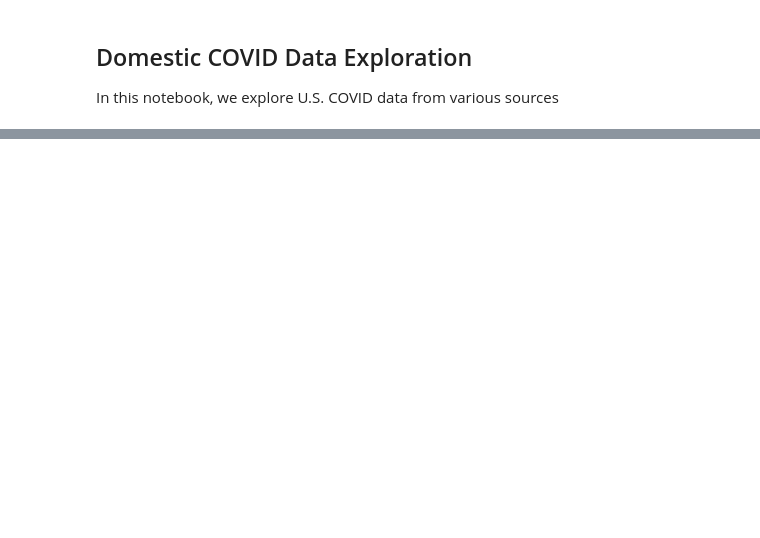
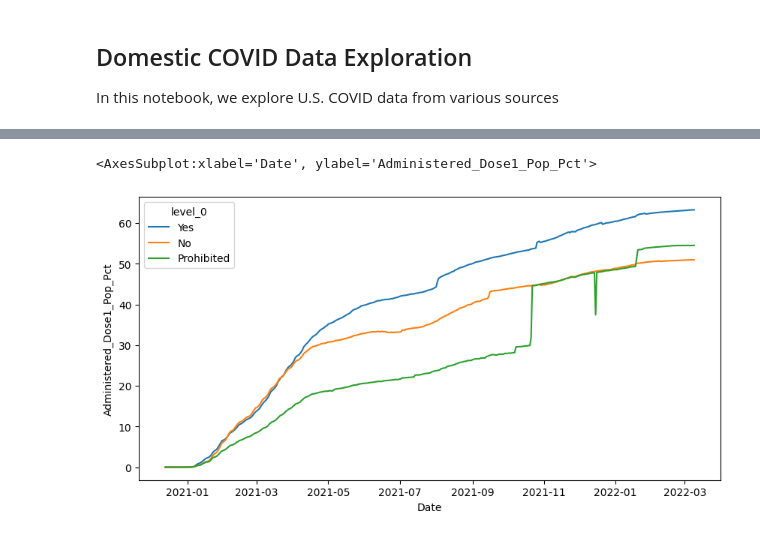
Before and after one commit to youribenadjaoud/mph-thesis, a Jupyter notebook: src/notebooks/domestic_exploration.ipynb, the cells around one changed output, grey strips where cells are left out. Saved outputs shown, nothing was run; the diff lists cells and outputs as text; code cells hidden in the pictures; blank space fills up the shorter version.

```diff
--- a/src/notebooks/domestic_exploration.ipynb
+++ b/src/notebooks/domestic_exploration.ipynb
@@ -12,0 +81,2 @@ df_vacc_man = pd.read_csv('../../data/kff/vaccine_mandates.csv',  skiprows=[0,1,
+# %%
+df_vacc_up_cdc.replace({"Recip_State": dict},inplace=True)
@@ -12,0 +89,6 @@ df_vacc_man = pd.read_csv('../../data/kff/vaccine_mandates.csv',  skiprows=[0,1,
+# %%
+# CDC Filter
+
+vacc_yes_cdc = df_vacc_up_cdc.loc[df_vacc_up_cdc.Recip_State.isin(man_yes.Location)]
+vacc_no_cdc = df_vacc_up_cdc.loc[df_vacc_up_cdc.Recip_State.isin(man_no.Location)]
+vacc_proh_cdc = df_vacc_up_cdc.loc[df_vacc_up_cdc.Recip_State.isin(man_proh.Location)]
@@ -21,0 +142,13 @@ df_vacc_man.head()
+# %%
+fig, ax = plt.subplots(figsize=(10,5), dpi = 100)
+
+sns.lineplot(
+    data = vacc_all_cdc,
+    x = 'Date',
+    y = "Administered_Dose1_Pop_Pct",
+    hue = 'level_0',
+    ci=None
+)
+# %% [output]
+<AxesSubplot:xlabel='Date', ylabel='Administered_Dose1_Pop_Pct'>
+[figure, added]
```
Also changed, not shown: parts of 15 cells of this notebook, 4 other files.
